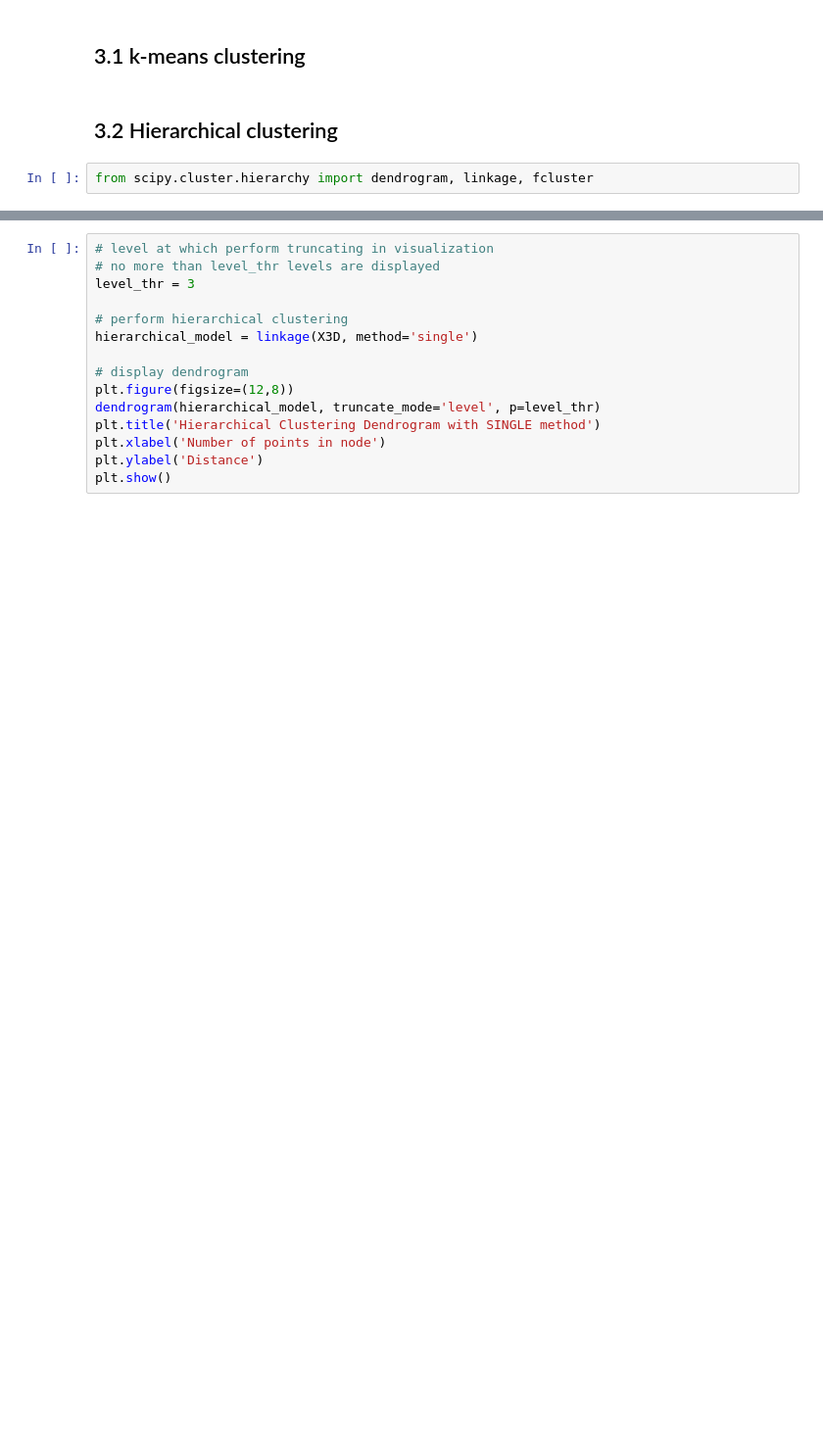
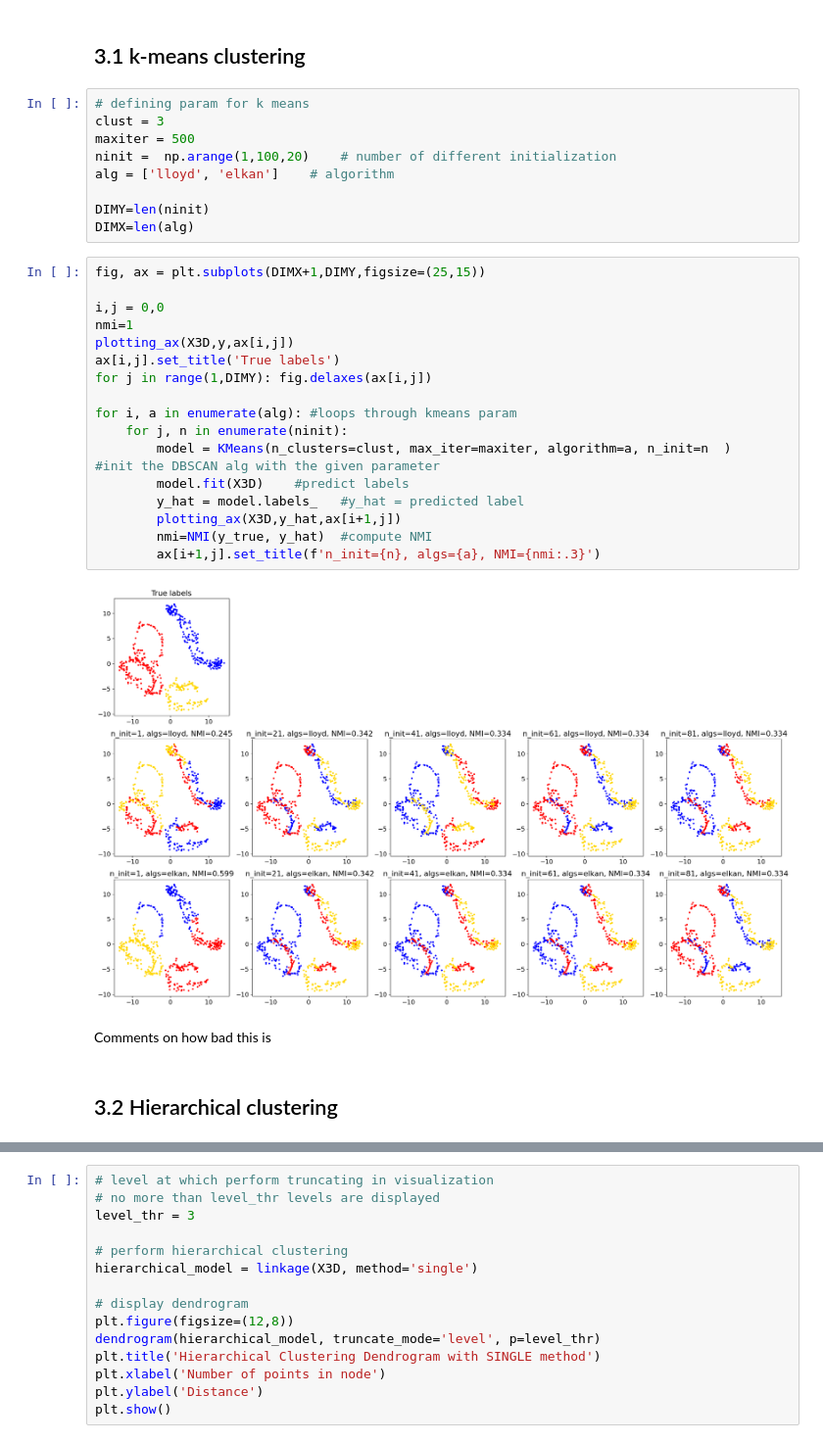
Before and after one commit to giuliadoda/LCP_mod_B, a Jupyter notebook: Ex2/group2406_exercise02.ipynb, the cells around one changed output, grey strips where cells are left out. Shown at 98% size. Cells and saved outputs as stored; diff of their text form; blank space fills up the shorter version.

```diff
--- a/Ex2/group2406_exercise02.ipynb
+++ b/Ex2/group2406_exercise02.ipynb
@@ -409,7 +497,35 @@ It can be seen from the first plot above that the dimensional reducted dataset u
 # 3. Compare different clustering methods
 # %% [markdown]
 ## 3.1 k-means clustering
+# %%
+# defining param for k means
+clust = 3
+maxiter = 500
+ninit =  np.arange(1,100,20)    # number of different initialization
+alg = ['lloyd', 'elkan']    # algorithm
+
+DIMY=len(ninit)
+DIMX=len(alg)
+# %%
+fig, ax = plt.subplots(DIMX+1,DIMY,figsize=(25,15))
+
+i,j = 0,0
+nmi=1
+plotting_ax(X3D,y,ax[i,j])
+ax[i,j].set_title('True labels')
+for j in range(1,DIMY): fig.delaxes(ax[i,j])
+
+for i, a in enumerate(alg): #loops through kmeans param
+    for j, n in enumerate(ninit):
+        model = KMeans(n_clusters=clust, max_iter=maxiter, algorithm=a, n_init=n  )   #init the DBSCAN alg with the given parameter
+        model.fit(X3D)    #predict labels
+        y_hat = model.labels_   #y_hat = predicted label
+        plotting_ax(X3D,y_hat,ax[i+1,j])
+        nmi=NMI(y_true, y_hat)  #compute NMI
+        ax[i+1,j].set_title(f'n_init={n}, algs={a}, NMI={nmi:.3}')
+# %% [output]
+[figure, added]
+# %% [markdown]
+Comments on how bad this is
 # %% [markdown]
 ## 3.2 Hierarchical clustering
-# %%
-from scipy.cluster.hierarchy import dendrogram, linkage, fcluster
```
Also changed, not shown: parts of 17 cells of this notebook.
